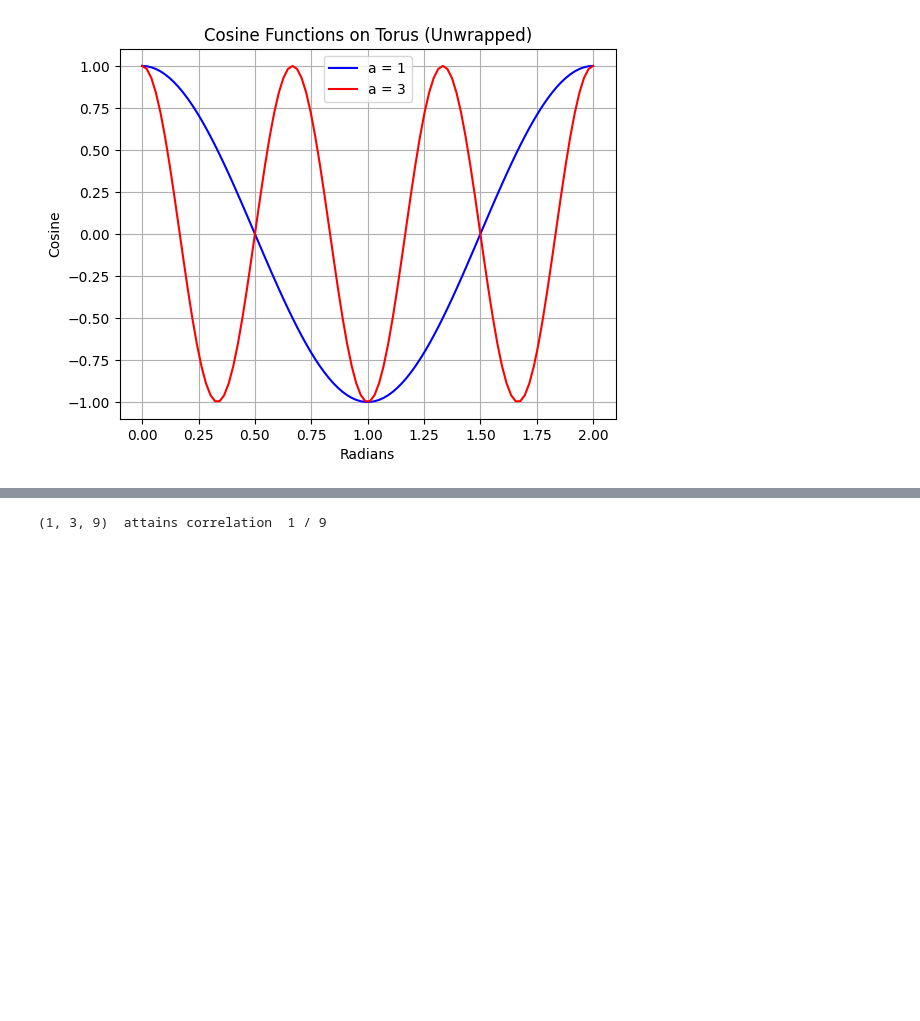
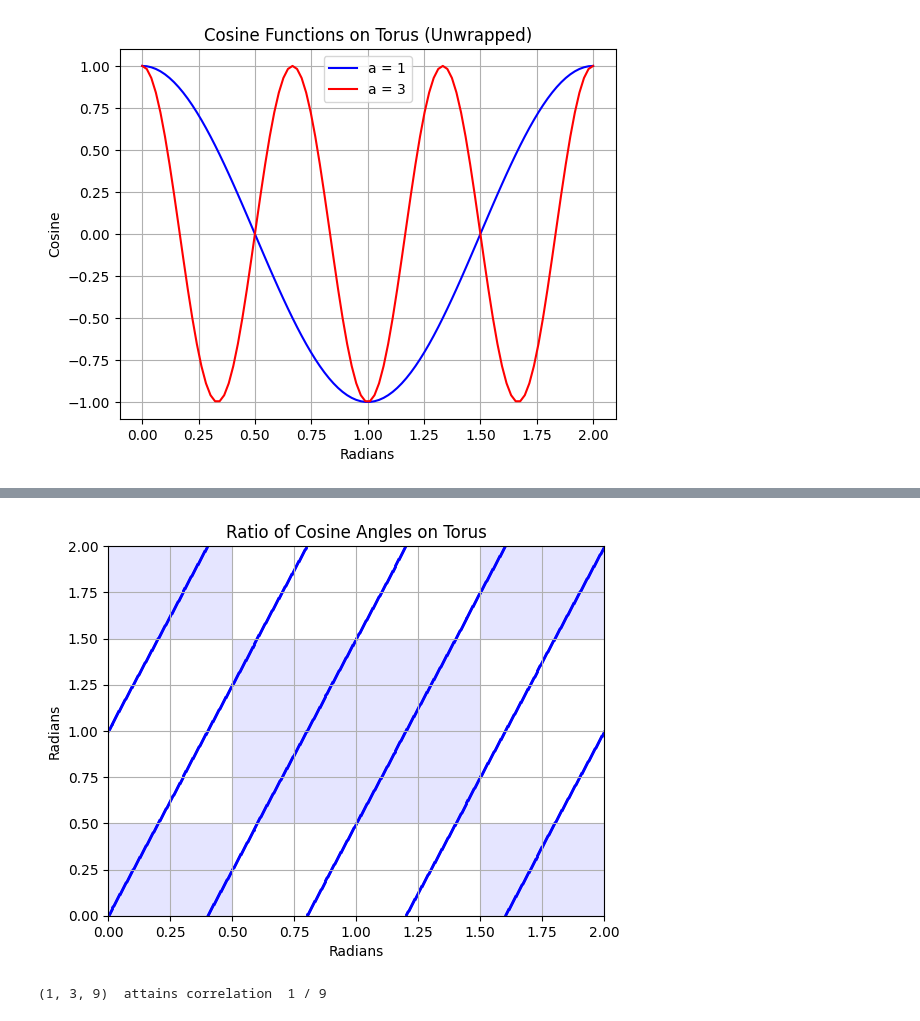
Before and after one commit to mmlegate/Cosine-Sign-Correlation, a Jupyter notebook: Cosine_Sign_Correlation.ipynb, the cells around one changed output, grey strips where cells are left out. Cells and saved outputs as stored; diff of their text form; code cells hidden in the pictures; blank space fills up the shorter version.

```diff
--- a/Cosine_Sign_Correlation.ipynb
+++ b/Cosine_Sign_Correlation.ipynb
@@ -144,3 +290,29 @@ Maybe you're wondering how one could possibly determine this for two cosine func
+# %%
+# Change the two numbers in the following list!
+coeffs = [2, 5]
+slope = max(coeffs)/min(coeffs)
+
+N = 1000
+x_0 = np.array([np.linspace(0, 2, N)])
+y_0 = np.array([slope * np.linspace(0, 2, N)])
+
+x, y = yoverload(x_0, y_0)
+patches = get_patches([1])
+
+plt.figure()
+for i in range(len(y)):
+  plt.scatter(x[i], y[i], s=1, color='blue')
+for patch in patches:
+  plt.gca().add_patch(patch)
+plt.xlim(0, 2)
+plt.ylim(0, 2)
+plt.xlabel('Radians')
+plt.ylabel('Radians')
+plt.title('Ratio of Cosine Angles on Torus')
+plt.grid()
+plt.show()
+# %% [output]
+[figure, added]
 # %%
 min_cor, a = 1/9, 1,
 min_cor_values = list()
```
Also changed, not shown: parts of 10 cells of this notebook.
